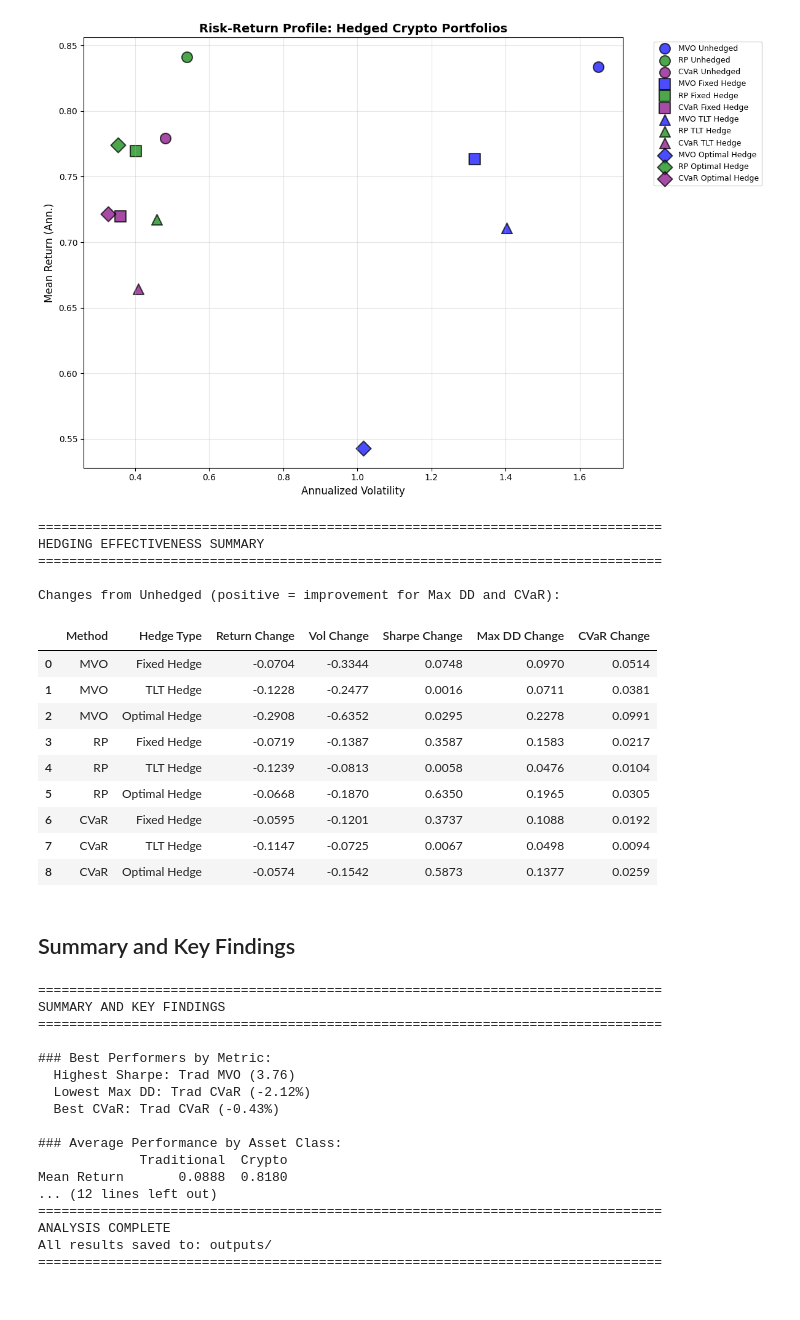
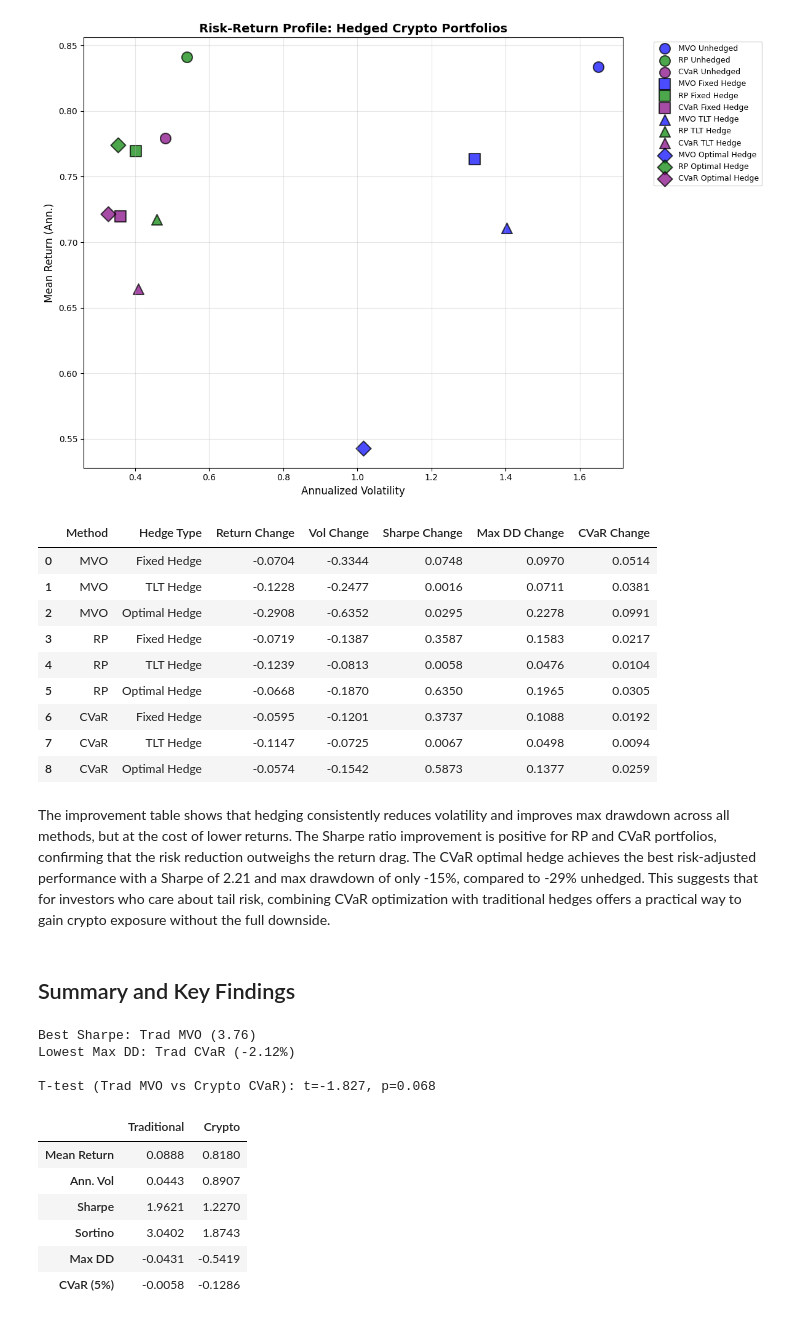
Before and after one commit to sahilnay/crypto-final-project-trad-crypto-assets, a Jupyter notebook: 5_portfolio_optimization/portfolio_optimization.ipynb, the cells around one changed output. Cells and saved outputs as stored; diff of their text form; code cells hidden in the pictures.

```diff
--- a/5_portfolio_optimization/portfolio_optimization.ipynb
+++ b/5_portfolio_optimization/portfolio_optimization.ipynb
@@ -873,11 +641,6 @@ plt.show()
 # %% [output]
 [figure]
 # %%
-# 5. Performance Improvement Summary
-print("=" * 80)
-print("HEDGING EFFECTIVENESS SUMMARY")
-print("=" * 80)
-
 improvement_data = []
 
 for method in ['MVO', 'RP', 'CVaR']:
@@ -898,16 +661,9 @@ for method in ['MVO', 'RP', 'CVaR']:
         })
 
 improvement_df = pd.DataFrame(improvement_data)
-print("\nChanges from Unhedged (positive = improvement for Max DD and CVaR):")
-
 improvement_df.to_csv(os.path.join(TABLE_DIR, 'hedging_effectiveness.csv'), index=False)
 improvement_df.round(4)
 # %% [output]
-================================================================================
-HEDGING EFFECTIVENESS SUMMARY
-================================================================================
-
-Changes from Unhedged (positive = improvement for Max DD and CVaR):
 |  | Method | Hedge Type | Return Change | Vol Change | Sharpe Change | Max DD Change | CVaR Change |
 | 0 | MVO | Fixed Hedge | -0.0704 | -0.3344 | 0.0748 | 0.0970 | 0.0514 |
 | 1 | MVO | TLT Hedge | -0.1228 | -0.2477 | 0.0016 | 0.0711 | 0.0381 |
@@ -918,65 +674,42 @@ Changes from Unhedged (positive = improvement for Max DD and CVaR):
 | 6 | CVaR | Fixed Hedge | -0.0595 | -0.1201 | 0.3737 | 0.1088 | 0.0192 |
 | 7 | CVaR | TLT Hedge | -0.1147 | -0.0725 | 0.0067 | 0.0498 | 0.0094 |
 | 8 | CVaR | Optimal Hedge | -0.0574 | -0.1542 | 0.5873 | 0.1377 | 0.0259 |
+# %% [markdown]
+The improvement table shows that hedging consistently reduces volatility and improves max drawdown across all methods, but at the cost of lower returns. The Sharpe ratio improvement is positive for RP and CVaR portfolios, confirming that the risk reduction outweighs the return drag. The CVaR optimal hedge achieves the best risk-adjusted performance with a Sharpe of 2.21 and max drawdown of only -15%, compared to -29% unhedged. This suggests that for investors who care about tail risk, combining CVaR optimization with traditional hedges offers a practical way to gain crypto exposure without the full downside.
 # %% [markdown]
 ## Summary and Key Findings
 # %%
-print("=" * 80)
-print("SUMMARY AND KEY FINDINGS")
-print("=" * 80)
-
-# Best performers
-print("\n### Best Performers by Metric:")
-print(f"  Highest Sharpe: {comparison_df['Sharpe'].idxmax()} ({comparison_df['Sharpe'].max():.2f})")
-print(f"  Lowest Max DD: {comparison_df['Max DD'].idxmax()} ({comparison_df['Max DD'].max():.2%})")
-print(f"  Best CVaR: {comparison_df['CVaR (5%)'].idxmax()} ({comparison_df['CVaR (5%)'].max():.2%})")
-
-# Average by asset class
 trad_portfolios = [idx for idx in comparison_df.index if 'Trad' in idx]
 crypto_portfolios = [idx for idx in comparison_df.index if 'Crypto' in idx]
 
-print("\n### Average Performance by Asset Class:")
-avg_trad = comparison_df.loc[trad_portfolios].mean()
-avg_crypto = comparison_df.loc[crypto_portfolios].mean()
-avg_comparison = pd.DataFrame({'Traditional': avg_trad, 'Crypto': avg_crypto})
-print(avg_comparison)
+avg_comparison = pd.DataFrame({
+    'Traditional': comparison_df.loc[trad_portfolios].mean(),
+    'Crypto': comparison_df.loc[crypto_portfolios].mean()
+})
 
-# Statistical test
 best_trad = comparison_df.loc[trad_portfolios, 'Sharpe'].idxmax()
 best_crypto = comparison_df.loc[crypto_portfolios, 'Sharpe'].idxmax()
 
 aligned = pd.DataFrame({
     'Trad': all_portfolios[best_trad],
     'Crypto': all_portfolios[best_crypto]
 }).dropna()
 
 t_stat, p_value = stats.ttest_ind(aligned['Trad'], aligned['Crypto'])
 
-print(f"\n### Statistical Test (T-test):")
-print(f"  Comparing: {best_trad} vs {best_crypto}")
-print(f"  t-statistic: {t_stat:.4f}")
-print(f"  p-value: {p_value:.4f}")
-print(f"  Significant at 5% level: {'Yes' if p_value < 0.05 else 'No'}")
-
-print("\n" + "=" * 80)
-print("ANALYSIS COMPLETE")
-print(f"All results saved to: {OUT_DIR}/")
-print("=" * 80)
+print(f"Best Sharpe: {comparison_df['Sharpe'].idxmax()} ({comparison_df['Sharpe'].max():.2f})")
+print(f"Lowest Max DD: {comparison_df['Max DD'].idxmax()} ({comparison_df['Max DD'].max():.2%})")
+print(f"\nT-test ({best_trad} vs {best_crypto}): t={t_stat:.3f}, p={p_value:.3f}")
+avg_comparison
 # %% [output]
-================================================================================
-SUMMARY AND KEY FINDINGS
-================================================================================
+Best Sharpe: Trad MVO (3.76)
+Lowest Max DD: Trad CVaR (-2.12%)
 
-### Best Performers by Metric:
-  Highest Sharpe: Trad MVO (3.76)
-  Lowest Max DD: Trad CVaR (-2.12%)
-  Best CVaR: Trad CVaR (-0.43%)
-
-### Average Performance by Asset Class:
-             Traditional  Crypto
-Mean Return       0.0888  0.8180
-... (12 lines left out)
-================================================================================
-ANALYSIS COMPLETE
-All results saved to: outputs/
-================================================================================
+T-test (Trad MVO vs Crypto CVaR): t=-1.827, p=0.068
+|  | Traditional | Crypto |
+| Mean Return | 0.0888 | 0.8180 |
+| Ann. Vol | 0.0443 | 0.8907 |
+| Sharpe | 1.9621 | 1.2270 |
+| Sortino | 3.0402 | 1.8743 |
+| Max DD | -0.0431 | -0.5419 |
+| CVaR (5%) | -0.0058 | -0.1286 |
```
Also changed, not shown: parts of 20 cells of this notebook, 8 other files.
